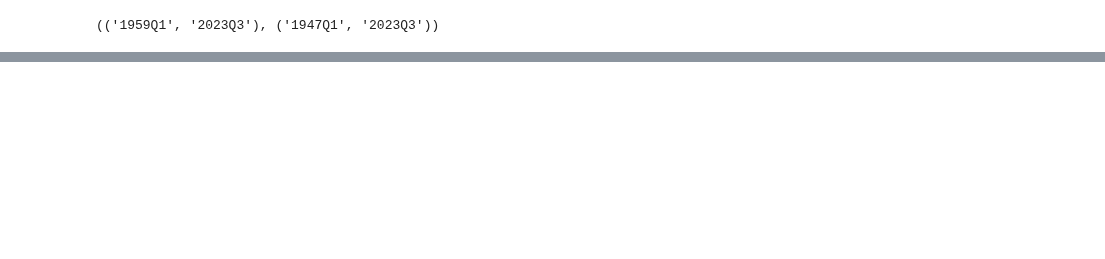
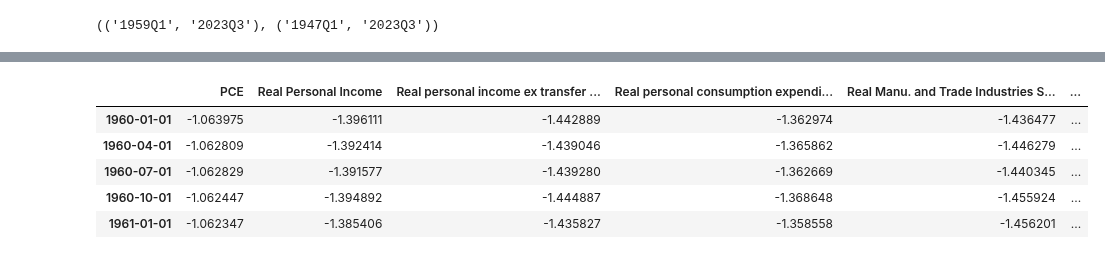
Before and after one commit to janjannagtegaal/NowCasting-M1, a Jupyter notebook: [1]M1_clean_and_preprocess.ipynb, the cells around one changed output, grey strips where cells are left out. Drawn from its saved outputs; the diff is of its cells as text; code cells hidden in the pictures; blank space fills up the shorter version.

```diff
--- a/[1]M1_clean_and_preprocess.ipynb
+++ b/[1]M1_clean_and_preprocess.ipynb
@@ -849,2 +581,24 @@ joined_dataset = joined_dataset.diff()
+# %%
+# ##### Standardizing rate of change dataframe (Z-Score Normalization)
+#By rescaling the data to have a mean of zero and a standard deviation of one, we facilitate multivariate analyses and make our variables comparable in terms of variation from their mean growth. This is crucial for regression models and techniques like PCA where scale impacts the results significantly.
+from sklearn.preprocessing import StandardScaler
+
+# Initialize the StandardScaler
+scaler = StandardScaler()
+
+# Fit the scaler to the data and transform it and applying this only to the numeric columns
+scaled_data = scaler.fit_transform(joined_dataset.select_dtypes(include=['float64', 'int64']))
+
+# Create a new DataFrame with the scaled data and assumes that the index contains non-numeric columns like dates
+joined_dataset_rate_of_change = pd.DataFrame(scaled_data, index=joined_dataset.index, columns=joined_dataset.select_dtypes(include=['float64', 'int64']).columns)
+
+joined_dataset_rate_of_change.head()
+# %% [output]
+|  | PCE | Real Personal Income | Real personal income ex transfer ... | Real personal consumption expendi... | Real Manu. and Trade Industries S... | ... |
+| 1960-01-01 | -1.063975 | -1.396111 | -1.442889 | -1.362974 | -1.436477 | ... |
+| 1960-04-01 | -1.062809 | -1.392414 | -1.439046 | -1.365862 | -1.446279 | ... |
+| 1960-07-01 | -1.062829 | -1.391577 | -1.439280 | -1.362669 | -1.440345 | ... |
+| 1960-10-01 | -1.062447 | -1.394892 | -1.444887 | -1.368648 | -1.455924 | ... |
+| 1961-01-01 | -1.062347 | -1.385406 | -1.435827 | -1.358558 | -1.456201 | ... |
 # %%
 #plot after each transformation
```
Also changed, not shown: parts of 68 cells of this notebook, 11 other files.
